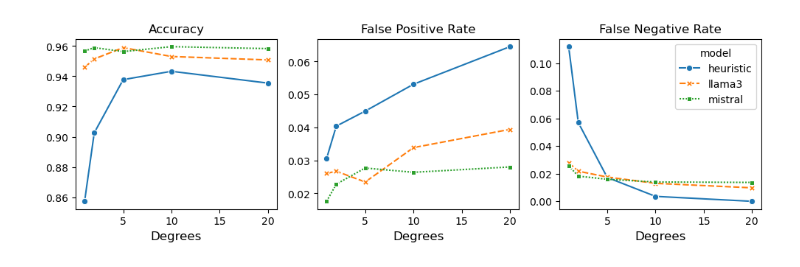
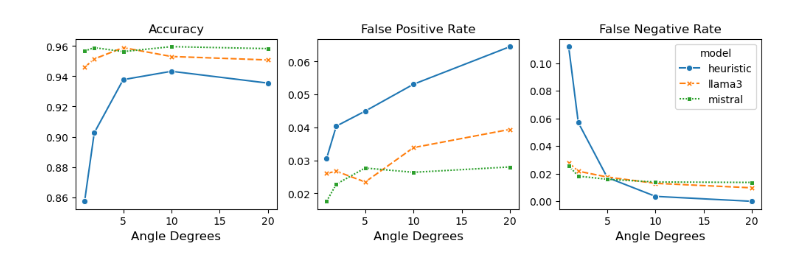
Before and after one commit to BeanHam/2024-spatial-data-integration, a Jupyter notebook: inference_results/inference_results.ipynb, the cells around one changed output. Saved outputs shown, nothing was run; the diff lists cells and outputs as text; code cells hidden in the pictures.

Commit message:
added visualization & error analysis

```diff
--- a/inference_results/inference_results.ipynb
+++ b/inference_results/inference_results.ipynb
@@ -70,10 +70,10 @@ for model in models:
         elif metric_name=='distance':
             metric_values=[1,2,3,4,5]
         for metric_value in metric_values:
-            pred,acc,fpr,fnr,p_acc,n_acc=post_processing(test, model,metric_name,metric_value)
-            results.append([model, metric_name, metric_value, acc,fpr,fnr,p_acc,n_acc])
+            pred,acc,fpr,fnr,id_acc,ood_acc=post_processing(test, model,metric_name,metric_value)
+            results.append([model, metric_name, metric_value, acc,fpr,fnr,id_acc,ood_acc])
             predictions[f'{model}_{metric_name}_{metric_value}']=pred
-results=pd.DataFrame(results, columns=['model','metric','metric_value','acc','fpr','fnr','p_acc','n_acc'])
+results=pd.DataFrame(results, columns=['model','metric','metric_value','acc','fpr','fnr','id_acc','ood_acc'])
 results['metric_index']=[f'metric_{i}'for i in range(1,6)]*6
 degree_results=results[results['metric']=='degree'].reset_index(drop=True)
 distance_results=results[results['metric']=='distance'].reset_index(drop=True)
@@ -82,22 +83,18 @@ distance_results=results[results['metric']=='distance'].reset_index(drop=True)
 # %%
 fig, axs = plt.subplots(ncols=3,figsize=(12, 3))
 sns.lineplot(data=degree_results, x="metric_value", y="acc",style="model",hue="model",markers=True,ax=axs[0],legend=False)
 sns.lineplot(data=degree_results, x="metric_value", y="fpr",style="model",hue="model",markers=True,ax=axs[1],legend=False)
 sns.lineplot(data=degree_results, x="metric_value", y="fnr",style="model",hue="model",markers=True,ax=axs[2])
-axs[0].set_xlabel('Degrees', fontsize=12)
-axs[1].set_xlabel('Degrees', fontsize=12)
-axs[2].set_xlabel('Degrees', fontsize=12)
+axs[0].set_xlabel('Angle Degrees', fontsize=12)
+axs[1].set_xlabel('Angle Degrees', fontsize=12)
+axs[2].set_xlabel('Angle Degrees', fontsize=12)
 axs[0].set_ylabel('')
 axs[1].set_ylabel('')
 axs[2].set_ylabel('')
 axs[0].set_title('Accuracy', fontsize=12)
 axs[1].set_title('False Positive Rate', fontsize=12)
 axs[2].set_title('False Negative Rate', fontsize=12)
-#plt.xlabel('Degrees', fontsize=16)
-#plt.ylabel('Accuracy', fontsize=16)
-#plt.xticks(fontsize=12)
-#plt.yticks(fontsize=12)
 pass
 # %% [output]
-[figure, old version]
+[figure, new version]
 # %% [markdown]
```
Also changed, not shown: parts of 23 cells of this notebook, 4 other files.
